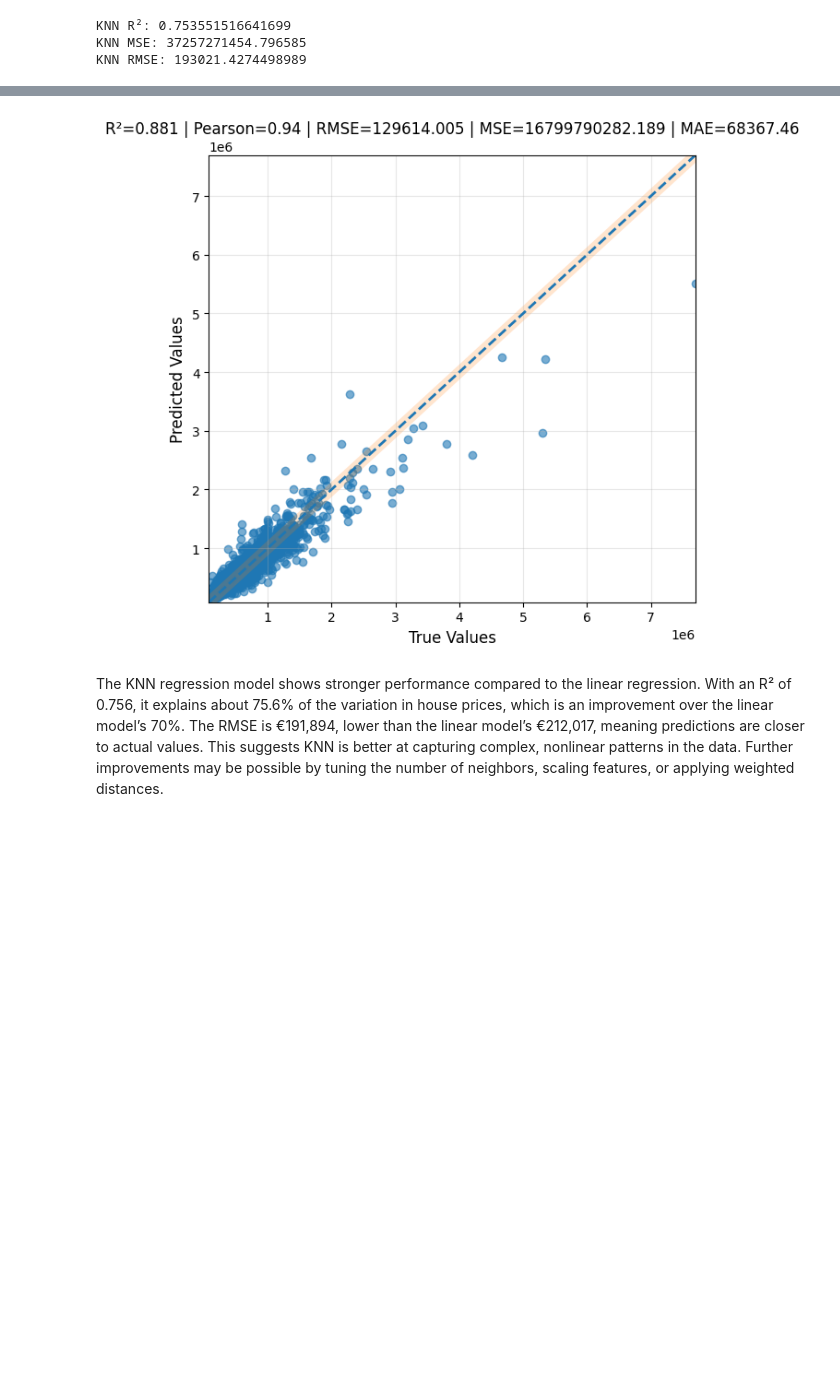
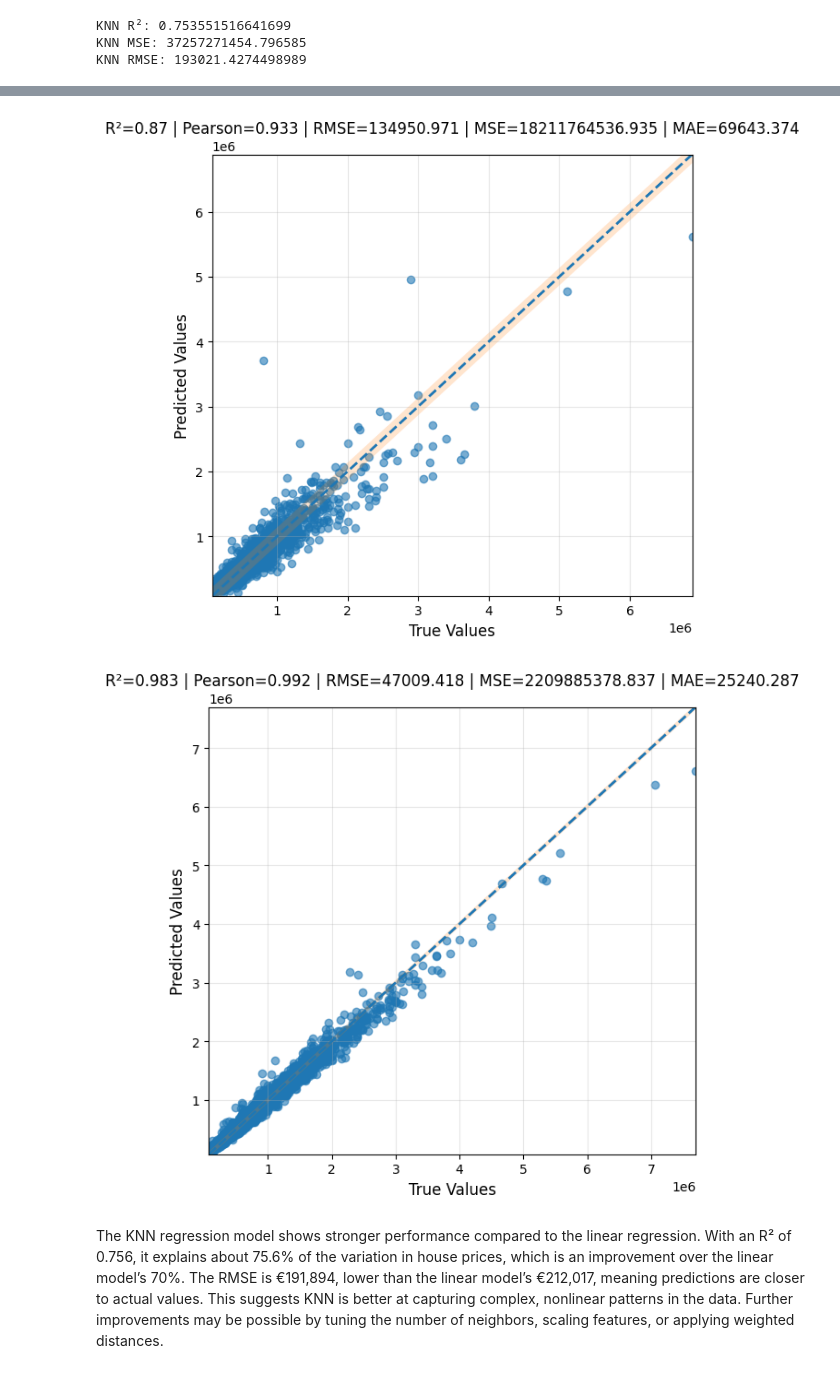
Before and after one commit to HelenaGomezV/kingCountryHouses, a Jupyter notebook: gail_kingCountryHousesJP.ipynb, the cells around one changed output, grey strips where cells are left out. Saved outputs shown, nothing was run; the diff lists cells and outputs as text; code cells hidden in the pictures; blank space fills up the shorter version.

```diff
--- a/gail_kingCountryHousesJP.ipynb
+++ b/gail_kingCountryHousesJP.ipynb
@@ -712,10 +714,14 @@ def train_knn(X, y, n_neighbors=5, test_size=0.2, random_state=None):
 
   knn_pipeline.fit(X_train, y_train)
   y_pred = knn_pipeline.predict(X_test)
+  y_pred_train = knn_pipeline.predict(X_train)
 
-  return knn_pipeline, y_pred, X_test, y_test
+  return knn_pipeline, y_pred, y_pred_train, X_test, y_test, y_train
 # %%
-knn_model, knn_y_pred, X_test, y_test = train_knn(X, y)
+knn_model, knn_y_pred, knn_pred_train, X_test, y_test, y_train = train_knn(X, y)
 metrics_dic, metrics_title = regression_metrics(y_test, knn_y_pred)
 plot_regression_scatter(y_test, knn_y_pred,metrics_title)
+
+knn_train_metrics_dic, knn_train_metrics_title = regression_metrics(y_train, knn_pred_train)
+plot_regression_scatter(y_train, knn_pred_train,knn_train_metrics_title)
 # %% [output]
@@ -743,36 +750,41 @@ min_samples_leaf=1, test_size=0.2, random_state=None):
   - random_state: Random seed for reproducibility
 
   Returns:
   - rf_pipeline: Trained pipeline
   - y_pred: Predictions on the test set
   - X_test, y_test: Test data for evaluation
   """
   X_train, X_test, y_train, y_test = train_test_split(
       X, y, test_size=test_size, random_state=random_state
   )
 
   rf_pipeline = Pipeline([
       ("scaler", StandardScaler()),
       ("rf", RandomForestRegressor(
           n_estimators=n_estimators,
           max_depth=max_depth,
           min_samples_split=min_samples_split,
           min_samples_leaf=min_samples_leaf,
           random_state=random_state,
           n_jobs=-1
       ))
   ])
 
   rf_pipeline.fit(X_train, y_train)
   y_pred = rf_pipeline.predict(X_test)
+  y_pred_train = rf_pipeline.predict(X_train)
 
-  return rf_pipeline, y_pred, X_test, y_test
+  return rf_pipeline, y_pred, y_pred_train, X_test, y_test, y_train
 
-rf_model, rf_y_pred, X_test, y_test = train_rf(X, y)
+rf_model, rf_y_pred, rf_train_pred, X_test, y_test, y_train = train_rf(X, y,n_estimators=100)
 metrics_dic, metrics_title = regression_metrics(y_test, rf_y_pred)
 plot_regression_scatter(y_test, rf_y_pred,metrics_title)
+
+rf_train_metrics_dic, rf_train_metrics_title = regression_metrics(y_train, rf_train_pred)
+plot_regression_scatter(y_train, rf_train_pred,rf_train_metrics_title)
 # %% [output]
-[figure, old version]
+[figure, new version]
+[figure, added]
 # %% [markdown]
 The KNN regression model shows stronger performance compared to the linear regression. With an R² of 0.756, it explains about 75.6% of the variation in house prices, which is an improvement over the linear model’s 70%. The RMSE is €191,894, lower than the linear model’s €212,017, meaning predictions are closer to actual values. This suggests KNN is better at capturing complex, nonlinear patterns in the data. Further improvements may be possible by tuning the number of neighbors, scaling features, or applying weighted distances.
 # %%
```
Also changed, not shown: parts of 5 cells of this notebook.
